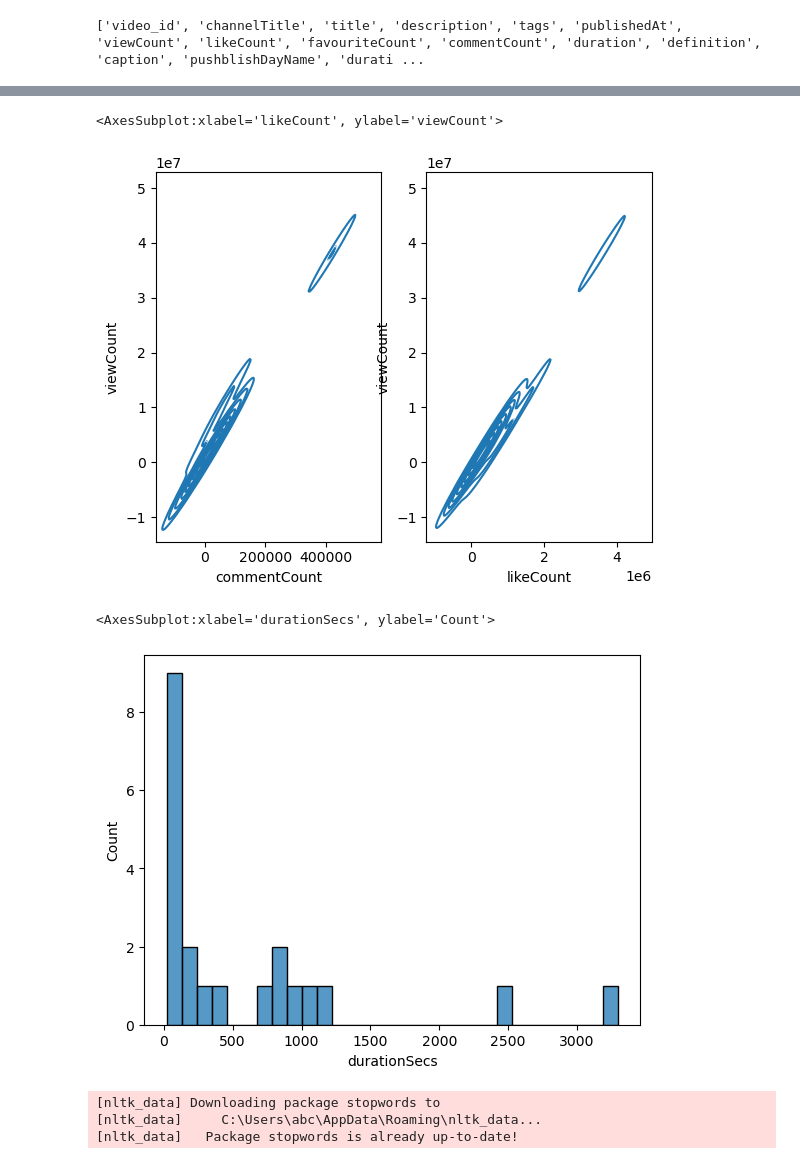
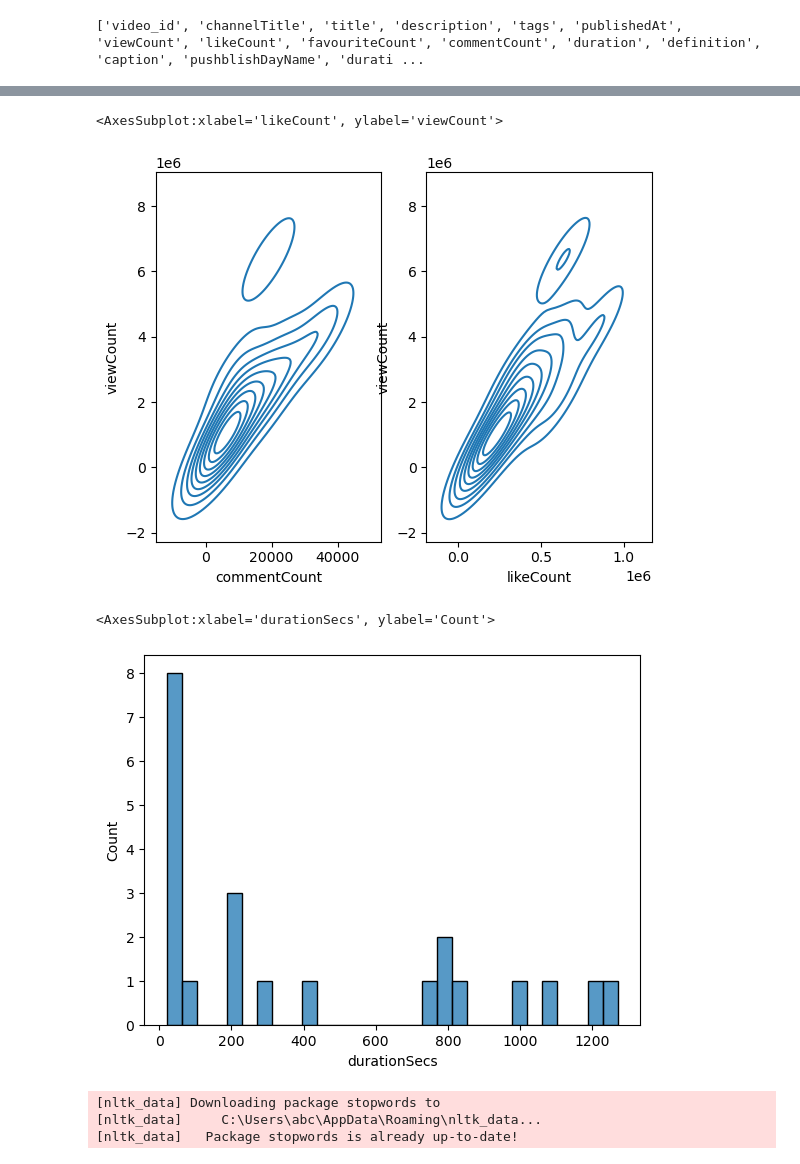
Before and after one commit to datahubtown/YT_API, a Jupyter notebook: YT_API.ipynb, the cells around one changed output, grey strips where cells are left out. Cells and saved outputs as stored; diff of their text form; code cells hidden in the pictures.

```diff
--- a/YT_API.ipynb
+++ b/YT_API.ipynb
@@ -235,5 +266,10 @@ print(video_df.columns.tolist())
 # %% [output]
 ['video_id', 'channelTitle', 'title', 'description', 'tags', 'publishedAt', 'viewCount', 'likeCount', 'favouriteCount', 'commentCount', 'duration', 'definition', 'caption', 'pushblishDayName', 'durati ...
 # %%
-sns.lineplot(video_df['channelTitle'], video_df['viewCount']);
+q_low = video_df['viewCount'].quantile(0.05)
+q_high = video_df['viewCount'].quantile(0.95)
+
+video_df = video_df[(video_df['viewCount'] > q_low) & (video_df['viewCount'] < q_high)]
+
+sns.lineplot(x=video_df['channelTitle'], y=video_df['viewCount'])
 # %% [output]
@@ -241,15 +278,51 @@ sns.lineplot(video_df['channelTitle'], video_df['viewCount']);
 # %%
+# Calculate the IQR for commentCount
+q1_comment = video_df['commentCount'].quantile(0.25)
+q3_comment = video_df['commentCount'].quantile(0.75)
+iqr_comment = q3_comment - q1_comment
+
+# Calculate the lower and upper bounds for commentCount
+lower_bound_comment = q1_comment - 1.5 * iqr_comment
+upper_bound_comment = q3_comment + 1.5 * iqr_comment
+
+# Calculate the IQR for likeCount
+q1_like = video_df['likeCount'].quantile(0.25)
+q3_like = video_df['likeCount'].quantile(0.75)
+iqr_like = q3_like - q1_like
+
+# Calculate the lower and upper bounds for likeCount
+lower_bound_like = q1_like - 1.5 * iqr_like
+upper_bound_like = q3_like + 1.5 * iqr_like
+
+# Filter the data to remove outliers
+filtered_data = video_df[(video_df['commentCount'] >= lower_bound_comment) & (video_df['commentCount'] <= upper_bound_comment) &
+                         (video_df['likeCount'] >= lower_bound_like) & (video_df['likeCount'] <= upper_bound_like)]
+
+# Create the kdeplot with the filtered data
 fig, ax = plt.subplots(1,2)
-sns.kdeplot(data=video_df, x ='commentCount', y='viewCount', ax=ax[0])
-sns.kdeplot(data=video_df, x ='likeCount', y='viewCount', ax=ax[1])
+sns.kdeplot(data=filtered_data, x ='commentCount', y='viewCount', ax=ax[0])
+sns.kdeplot(data=filtered_data, x ='likeCount', y='viewCount', ax=ax[1])
 # %% [output]
 <AxesSubplot:xlabel='likeCount', ylabel='viewCount'>
-[figure, old version]
+[figure, new version]
 # %%
-sns.histplot(data= video_df, x='durationSecs', bins= 30)
+# Calculate the IQR
+q1 = video_df['durationSecs'].quantile(0.25)
+q3 = video_df['durationSecs'].quantile(0.75)
+iqr = q3 - q1
+
+# Calculate the lower and upper bounds
+lower_bound = q1 - 1.5 * iqr
+upper_bound = q3 + 1.5 * iqr
+
+# Filter the data to remove outliers
+filtered_data = video_df[(video_df['durationSecs'] >= lower_bound) & (video_df['durationSecs'] <= upper_bound)]
+
+# Create the histogram with the filtered data
+sns.histplot(data=filtered_data, x='durationSecs', bins=30)
 # %% [output]
 <AxesSubplot:xlabel='durationSecs', ylabel='Count'>
-[figure, old version]
+[figure, new version]
 # %%
 import re
 import nltk
```
Also changed, not shown: parts of 14 cells of this notebook.
